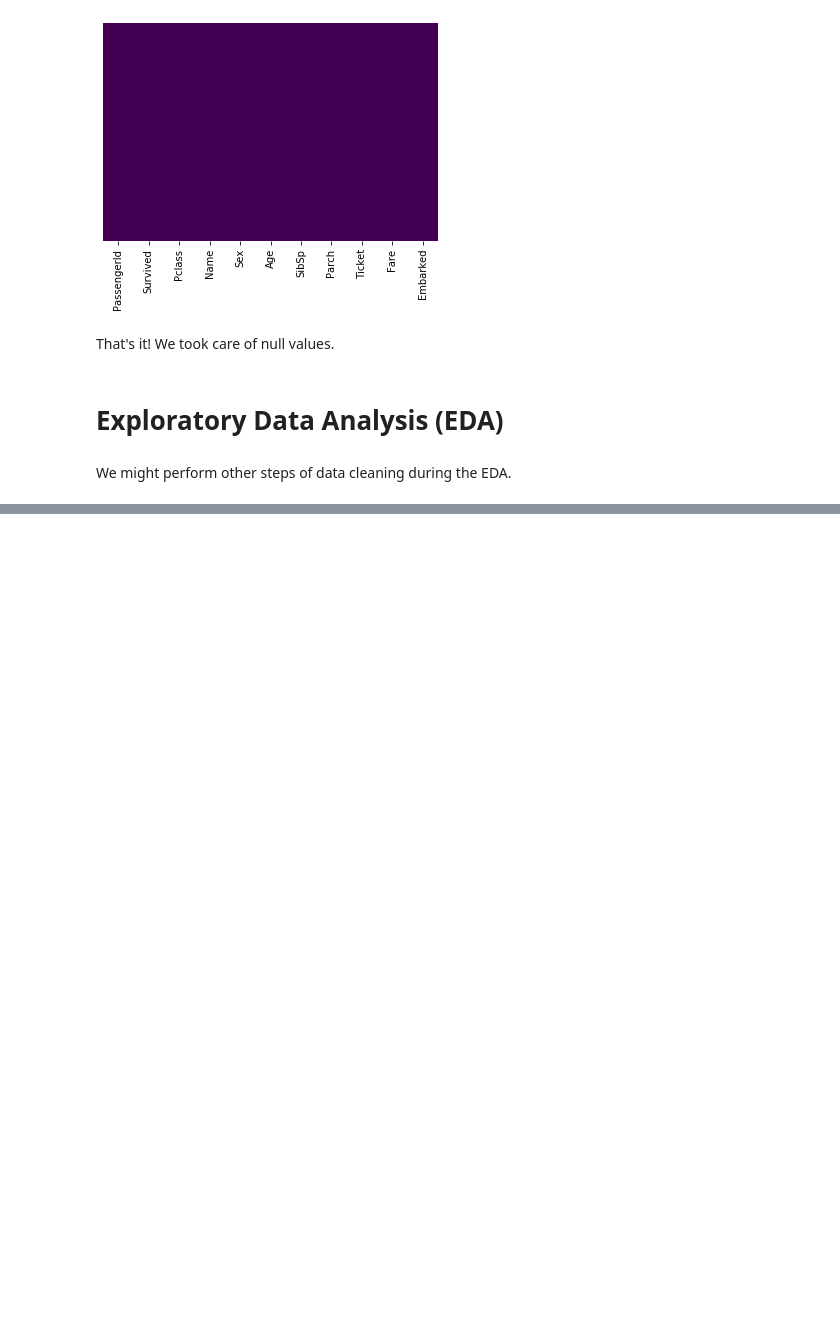
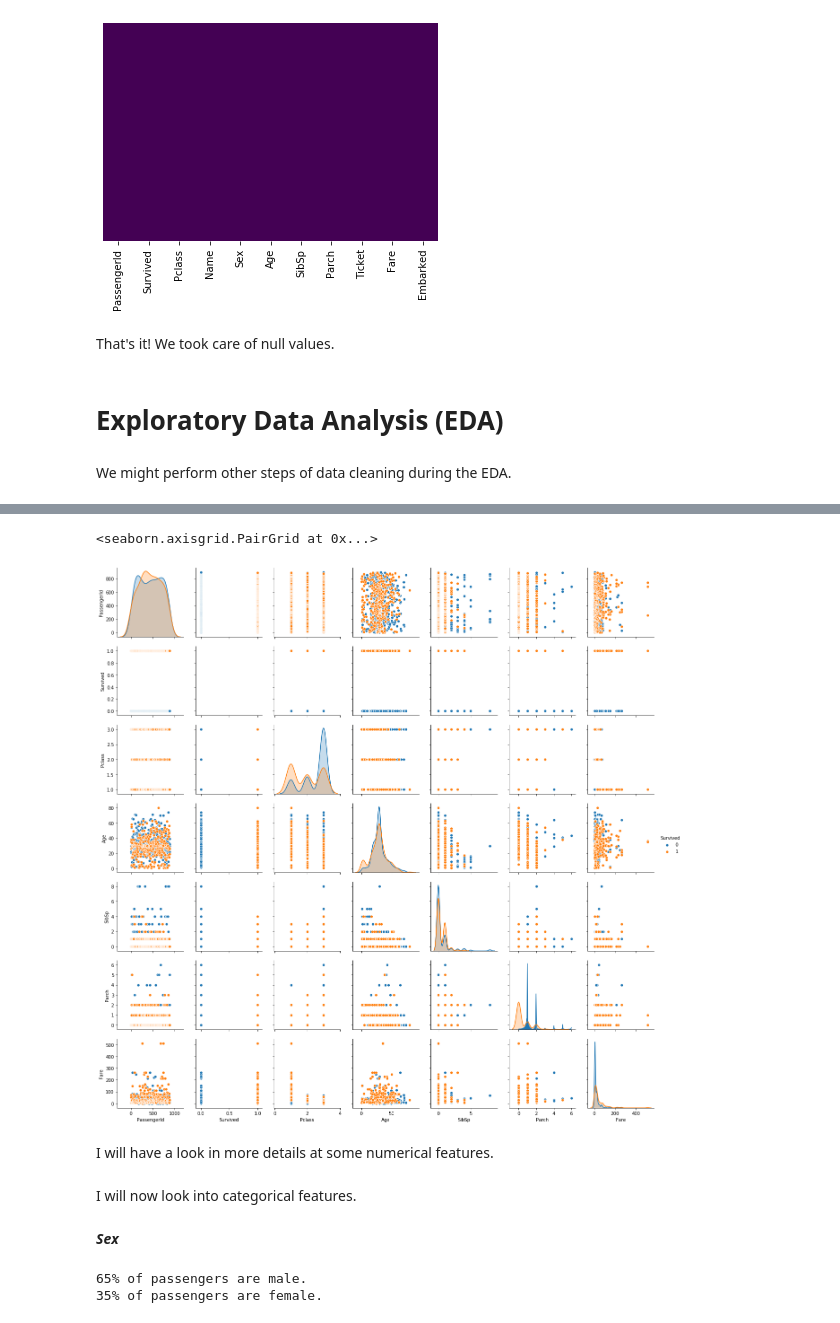
Before and after one commit to SalimAmarti/Titanic_Project, a Jupyter notebook: Titanic model.ipynb, the cells around one changed output, grey strips where cells are left out. Drawn from its saved outputs; the diff is of its cells as text; code cells hidden in the pictures; blank space fills up the shorter version.

Commit message:
Looking into numerical features

```diff
--- a/Titanic model.ipynb
+++ b/Titanic model.ipynb
@@ -127,0 +135,17 @@ We might perform other steps of data cleaning during the EDA.
+# %%
+sns.pairplot(tit_data_clean,hue="Survived")
+# %% [output]
+<seaborn.axisgrid.PairGrid at 0x...>
+[figure, added]
+# %% [markdown]
+I will have a look in more details at some numerical features.
+# %% [markdown]
+I will now look into categorical features.
+# %% [markdown]
+<b><i> Sex </i></b>
+# %%
+print("{0:.0%}".format(tit_data_clean['Sex'].value_counts()[0]/tit_data.shape[0]),"of passengers are male.")
+print("{0:.0%}".format(tit_data_clean['Sex'].value_counts()[1]/tit_data.shape[0]),"of passengers are female.")
+# %% [output]
+65% of passengers are male.
+35% of passengers are female.
```
Also changed, not shown: parts of 10 cells of this notebook.
